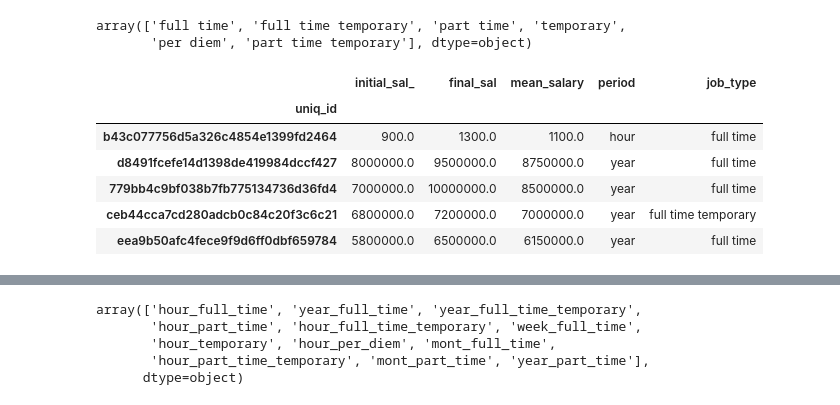
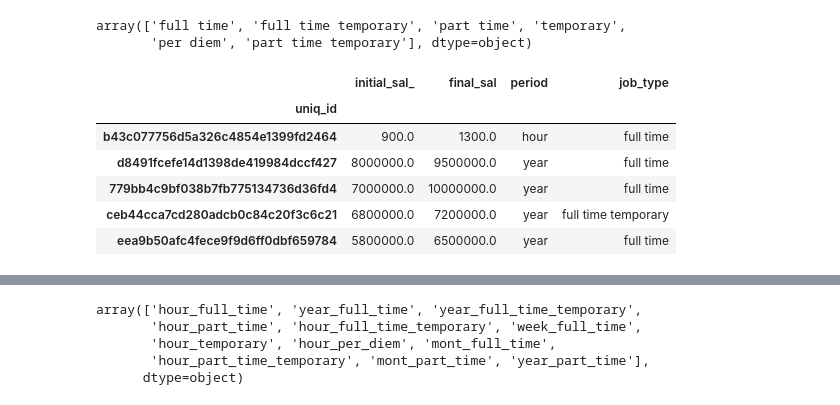
Before and after one commit to yohan-alfonso/Exploracion_Datos, a Jupyter notebook: main.ipynb, the cells around one changed output, grey strips where cells are left out. Drawn from its saved outputs; the diff is of its cells as text; code cells hidden in the pictures.

```diff
--- a/main.ipynb
+++ b/main.ipynb
@@ -174,18 +175,18 @@ array(['full time', 'full time temporary', 'part time', 'temporary',
        'per diem', 'part time temporary'], dtype=object)
 # %%
 # Lets segregate the numeric data
-num_data_cluster = df_data[['initial_sal_','final_sal','mean_salary','period','job_type']]
+num_data_cluster = df_data[['initial_sal_','final_sal','period','job_type']]
 num_data_cluster.head(5)
 
 # I think it would be easier to concatenate period and job_type to simplify the clusters
 # %% [output]
-|  | initial_sal_ | final_sal | mean_salary | period | job_type |
-| uniq_id |  |  |  |  |  |
-| b43c077756d5a326c4854e1399fd2464 | 900.0 | 1300.0 | 1100.0 | hour | full time |
-| d8491fcefe14d1398de419984dccf427 | 8000000.0 | 9500000.0 | 8750000.0 | year | full time |
-| 779bb4c9bf038b7fb775134736d36fd4 | 7000000.0 | 10000000.0 | 8500000.0 | year | full time |
-| ceb44cca7cd280adcb0c84c20f3c6c21 | 6800000.0 | 7200000.0 | 7000000.0 | year | full time temporary |
-| eea9b50afc4fece9f9d6ff0dbf659784 | 5800000.0 | 6500000.0 | 6150000.0 | year | full time |
+|  | initial_sal_ | final_sal | period | job_type |
+| uniq_id |  |  |  |  |
+| b43c077756d5a326c4854e1399fd2464 | 900.0 | 1300.0 | hour | full time |
+| d8491fcefe14d1398de419984dccf427 | 8000000.0 | 9500000.0 | year | full time |
+| 779bb4c9bf038b7fb775134736d36fd4 | 7000000.0 | 10000000.0 | year | full time |
+| ceb44cca7cd280adcb0c84c20f3c6c21 | 6800000.0 | 7200000.0 | year | full time temporary |
+| eea9b50afc4fece9f9d6ff0dbf659784 | 5800000.0 | 6500000.0 | year | full time |
 # %%
 num_data_cluster_ =num_data_cluster.copy()
 
```
Also changed, not shown: parts of 20 cells of this notebook.
